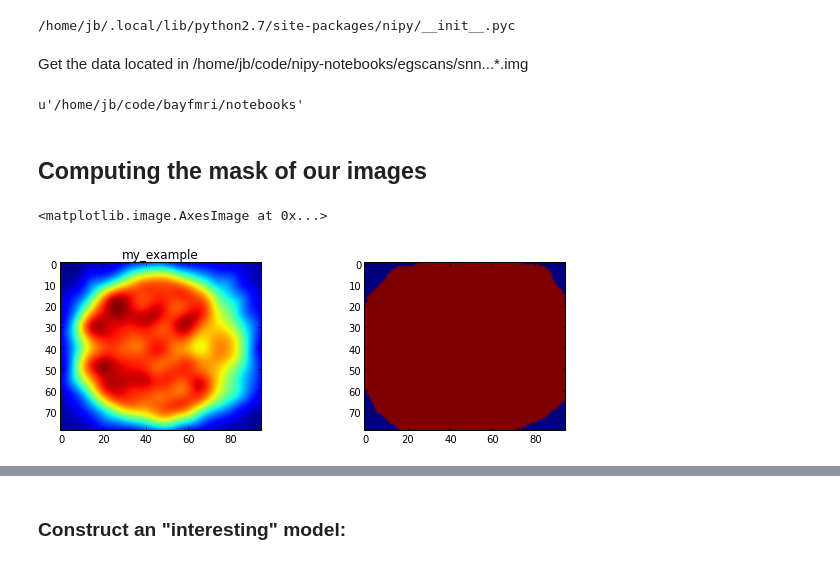
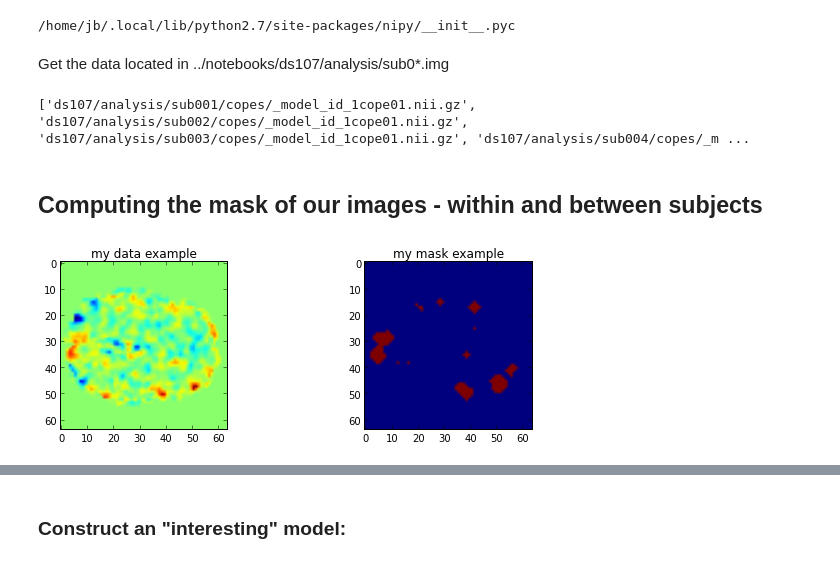
Before and after one commit to jbpoline/bayfmri, a Jupyter notebook: notebooks/nipy_t_test_2nd_level.ipynb, the cells around one changed output, grey strips where cells are left out. Saved outputs shown, nothing was run; the diff lists cells and outputs as text; code cells hidden in the pictures.

```diff
--- a/notebooks/nipy_t_test_2nd_level.ipynb
+++ b/notebooks/nipy_t_test_2nd_level.ipynb
@@ -16,34 +18,44 @@ import nipy.labs.statistical_mapping as sm
 # %% [markdown]
-Get the data located in /home/jb/code/nipy-notebooks/egscans/snn...*.img
+Get the data located in ../notebooks/ds107/analysis/sub0*.img
-# %%
-import os
-scans_dir = 'egscans'
-fnames = [os.path.join(scans_dir, 'snn03055dy%i.img' % i) for i in range(1,13)]
-%pwd
-# print files
-# %% [output]
-u'/home/jb/code/bayfmri/notebooks'
+# %%
+import os
+from os.path import join as pjoin, isfile
+list_subj = range(1,10)
+dsubj = [pjoin('ds107','analysis','sub' + "%03d" % i) for i in range(1,11)]
+f_cnames = [pjoin(dsubj[i-1],'copes','_model_id_1cope01.nii.gz') for i in list_subj]
+f_vnames = [pjoin(dsubj[i-1],'varcopes','_model_id_1varcope01.nii.gz') for i in list_subj]
+
+#fnames = [os.path.join(scans_dir, 'snn03055dy%i.img' % i) for i in range(1,13)]
+%pwd
+print f_cnames, [isfile(f) for f in fnames]
+# %% [output]
+['ds107/analysis/sub001/copes/_model_id_1cope01.nii.gz', 'ds107/analysis/sub002/copes/_model_id_1cope01.nii.gz', 'ds107/analysis/sub003/copes/_model_id_1cope01.nii.gz', 'ds107/analysis/sub004/copes/_m ...
 # %%
-images = [nib.load(f) for f in fnames]
-# grand mean for data
-GM = 50
+c_images = [nib.load(f) for f in f_cnames]
+v_images = [nib.load(f) for f in f_vnames]
 # %% [markdown]
-## Computing the mask of our images
+## Computing the mask of our images - within and between subjects
 # %%
 from nipy.labs.mask import compute_mask, compute_mask_files
 
-data_img0 = images[0].get_data()
-aff0 = images[0].get_affine()
-hdr0 = images[0].get_header()
-mask_arr  = compute_mask(data_img0, None, m=0.2, M=0.9, \
+# first try with the contrast image:
+image = c_images[0]
+
+def plot_mask_image(image):
+    data_img0 = image.get_data()
+    aff0 = image.get_affine()
+    hdr0 = image.get_header()
+    mask_arr  = compute_mask(data_img0, None, m=0.2, M=0.9, \
                      cc=True, opening=2, exclude_zeros=False)
 
-mask_img = nib.Nifti1Image(mask_arr, aff0, hdr0)
+    mask_img = nib.Nifti1Image(mask_arr, aff0, hdr0)
+
+    f, (a1, a2) = subplots(1,2,figsize=(10,3))
+    a1.imshow(data_img0[:,:,12])
+    a1.set_title('my data example')
+    a2.imshow(mask_arr[:,:,12])
+    a2.set_title('my mask example')
+
+plot_mask_image(image)
+# %% [output]
+[figure, added]
-# %%
-f, (a1, a2) = subplots(1,2,figsize=(10,3))
-a1.imshow(data_img0[:,:,12])
-a1.set_title('my_example')
-a2.imshow(mask_arr[:,:,12])
-# %% [output]
-<matplotlib.image.AxesImage at 0x...>
-[figure, removed]
```
Also changed, not shown: parts of 25 cells of this notebook.
